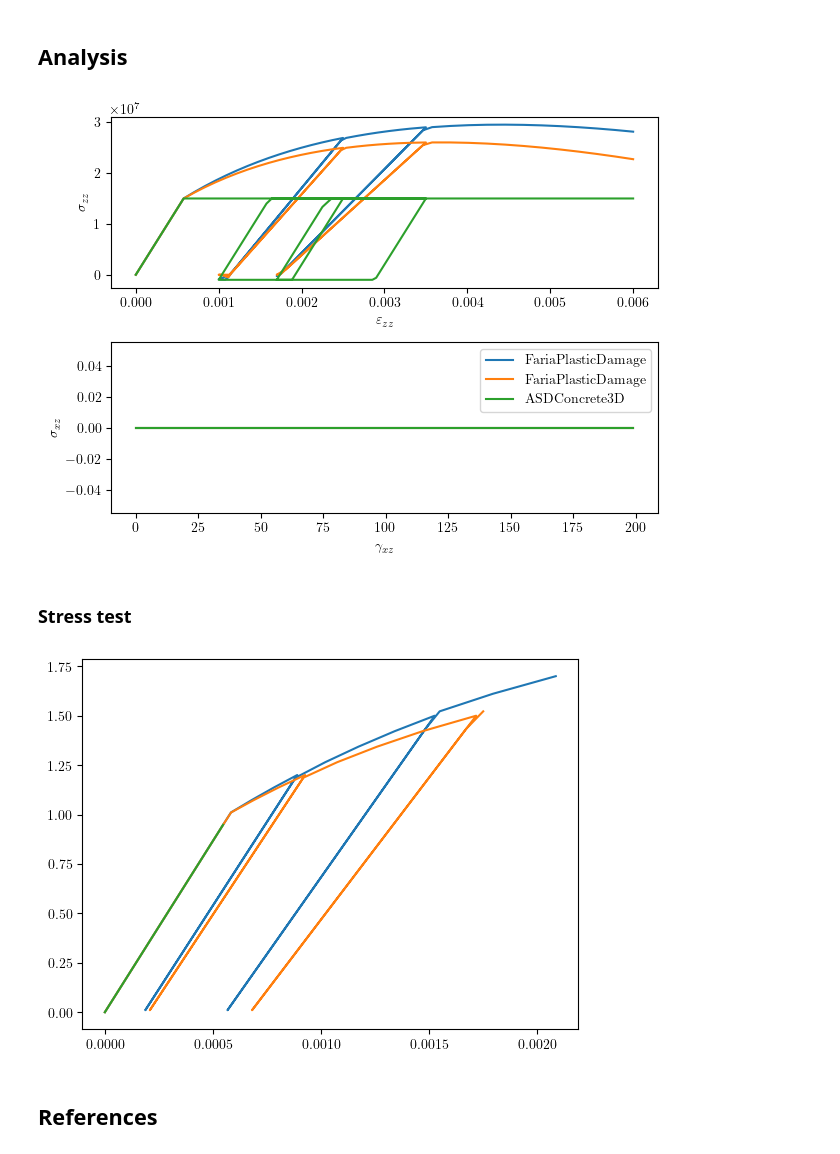
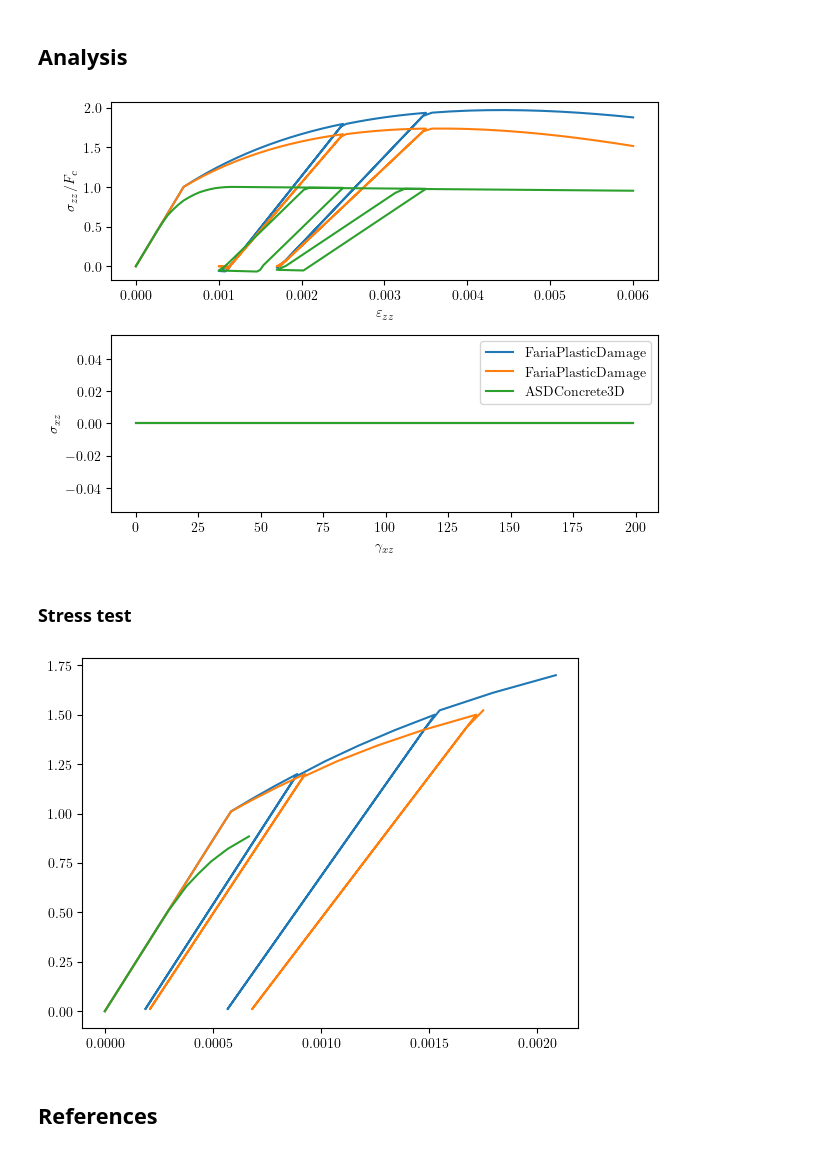
Before and after one commit to peer-open-source/benchmarks, a Jupyter notebook: benchmarks/material-0005/main.ipynb, the cells around one changed output. Saved outputs shown, nothing was run; the diff lists cells and outputs as text; code cells hidden in the pictures.

```diff
--- a/benchmarks/material-0005/main.ipynb
+++ b/benchmarks/material-0005/main.ipynb
@@ -34,12 +34,13 @@ materials = [
         Ap=2.5, An=3, Bn=0.75
     ),
     xara.MultiaxialMaterial("ASDConcrete3D", E, nu,
-                            Ce = (0, ec, ec+1),
-                            Cs = (0, Fc, Fc),
-                            Cd = (0,  0,  0),
-                            Te = (0, et, et+1),
-                            Ts = (0, Ft, Ft),
-                            Td = (0,  0,  0),
+                            fc=Fc, ft=Ft,
+                            # Ce = (0, ec, ec+1),
+                            # Cs = (0, Fc, Fc),
+                            # Cd = (0,  0,  0),
+                            # Te = (0, et, et+1),
+                            # Ts = (0, Ft, Ft),
+                            # Td = (0,  0,  0),
     ),
     # xara.MultiaxialMaterial("DruckerPrager",
     #     E=E,
@@ -73,8 +74,8 @@ def strain_test(mat):
             strain = (e0, e0, eps_zz, 0.0, 0.0, 0.0)
             stress = tmp.getStress(strain, commit=True)
 
-            sig.append(-stress[2])
-            tau.append( stress[4])
+            sig.append(-stress[2]/Fc)
+            tau.append( stress[4]/Fc)
             eps.append(-strain[2])
             gam.append( strain[4])
 
@@ -82,24 +83,24 @@ def strain_test(mat):
 # %%
 
 
 import matplotlib.pyplot as plt
 fig, ax = plt.subplots(2, 1)
 
 for material in materials:
 
     tau, sig, gam, eps = strain_test(material)
     ax[0].plot(eps, sig)
     ax[1].plot(tau, label=material.type)
 
 
 ax[1].set_ylabel(r'$\sigma_{xz}$')
 ax[1].set_xlabel(r'$\gamma_{xz}$')
-ax[0].set_ylabel(r'$\sigma_{zz}$')
+ax[0].set_ylabel(r'$\sigma_{zz}/F_c$')
 ax[0].set_xlabel(r'$\varepsilon_{zz}$')
 ax[1].legend()
 plt.tight_layout()
 # %% [output]
-[figure, old version]
+[figure, new version]
 # %% [markdown]
 ### Stress test
 # %%
@@ -132,6 +133,6 @@ for material in materials:
     e, s = stress_test(material)
     ax.plot(e, s, label=material.type)
 # %% [output]
-[figure, old version]
+[figure, new version]
 # %% [markdown]
 ## References
```
